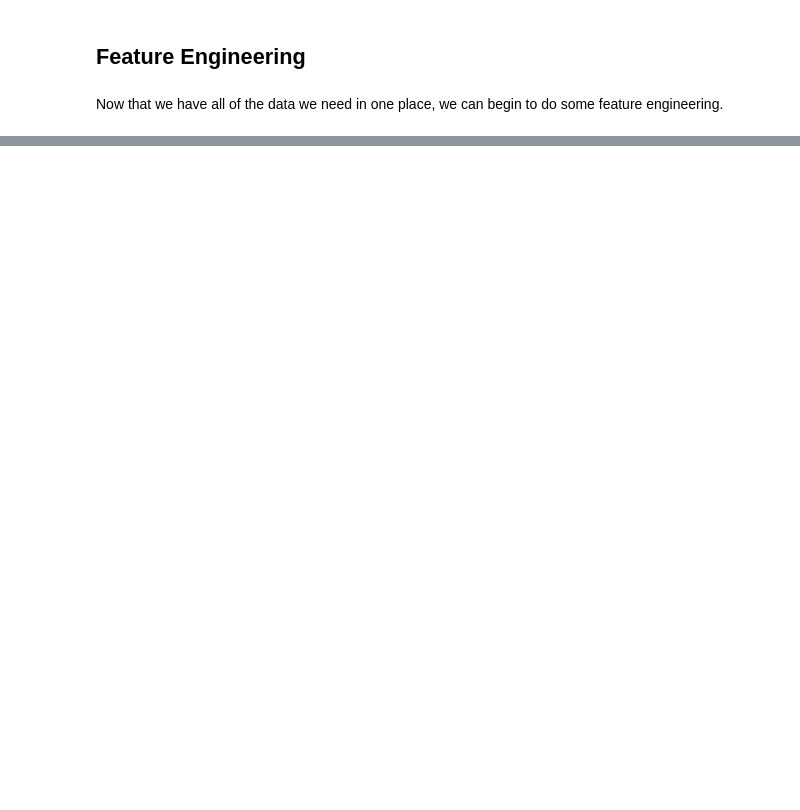
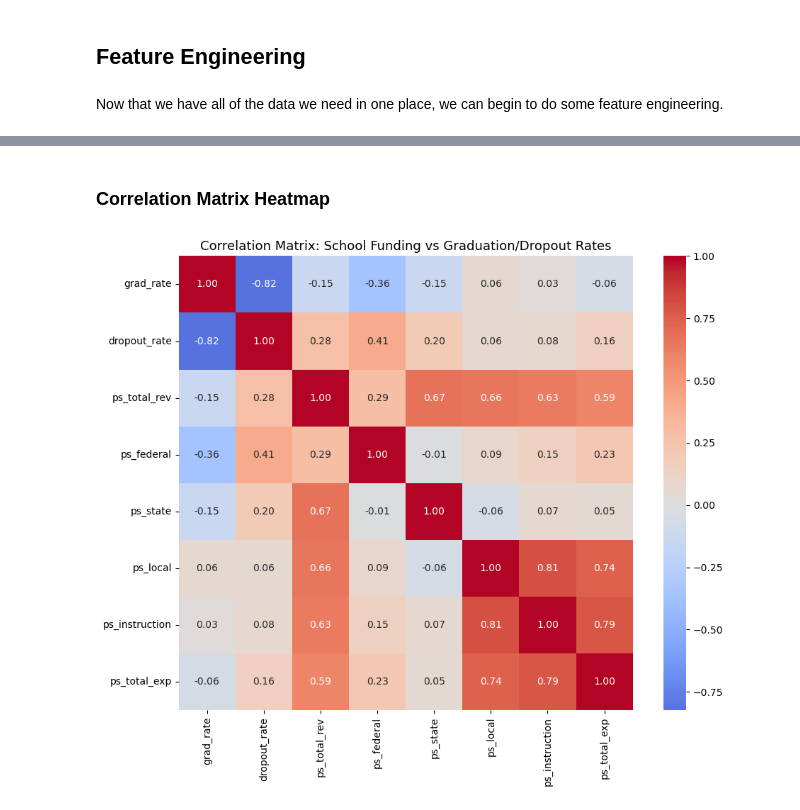
Before and after one commit to Claraebrooks/Multimodal-Data-Exploration-Educational-Data-CIS-635-, a Jupyter notebook: education_analysis.ipynb, the cells around one changed output, grey strips where cells are left out. Drawn from its saved outputs; the diff is of its cells as text; code cells hidden in the pictures; blank space fills up the shorter version.

Commit message:
Add correlation analysis and scatter plots with regression line

```diff
--- a/education_analysis.ipynb
+++ b/education_analysis.ipynb
@@ -198,0 +244,17 @@ michigan_merged.head()
+# %%
+# Select the columns we want to correlate
+corr_cols = [
+    'grad_rate', 'dropout_rate',
+    'ps_total_rev', 'ps_federal', 'ps_state', 'ps_local',
+    'ps_instruction', 'ps_total_exp'
+]
+
+# Drop rows where grad_rate or dropout_rate is not numeric
+# Just playing it safe since some districts have '< 10' value in columns related to dropouts
+corr_df = michigan_merged[corr_cols].apply(pd.to_numeric, errors='coerce').dropna()
+
+print(f"Districts used in correlation: {len(corr_df)}")
+
+# Correlation matrix
+corr_matrix = corr_df.corr()
+corr_matrix
@@ -198,0 +272,19 @@ michigan_merged.head()
+# %% [markdown]
+### Correlation Matrix Heatmap
+# %%
+# Creating a correlation matrix to explore relationships between variables visually
+
+plt.figure(figsize=(10, 8))
+sns.heatmap(
+    corr_matrix,
+    annot=True,
+    fmt='.2f',
+    cmap='coolwarm',
+    center=0,
+    square=True
+)
+plt.title('Correlation Matrix: School Funding vs Graduation/Dropout Rates', fontsize=13)
+plt.tight_layout()
+plt.show()
+# %% [output]
+[figure, added]
```
Also changed, not shown: parts of 19 cells of this notebook.
